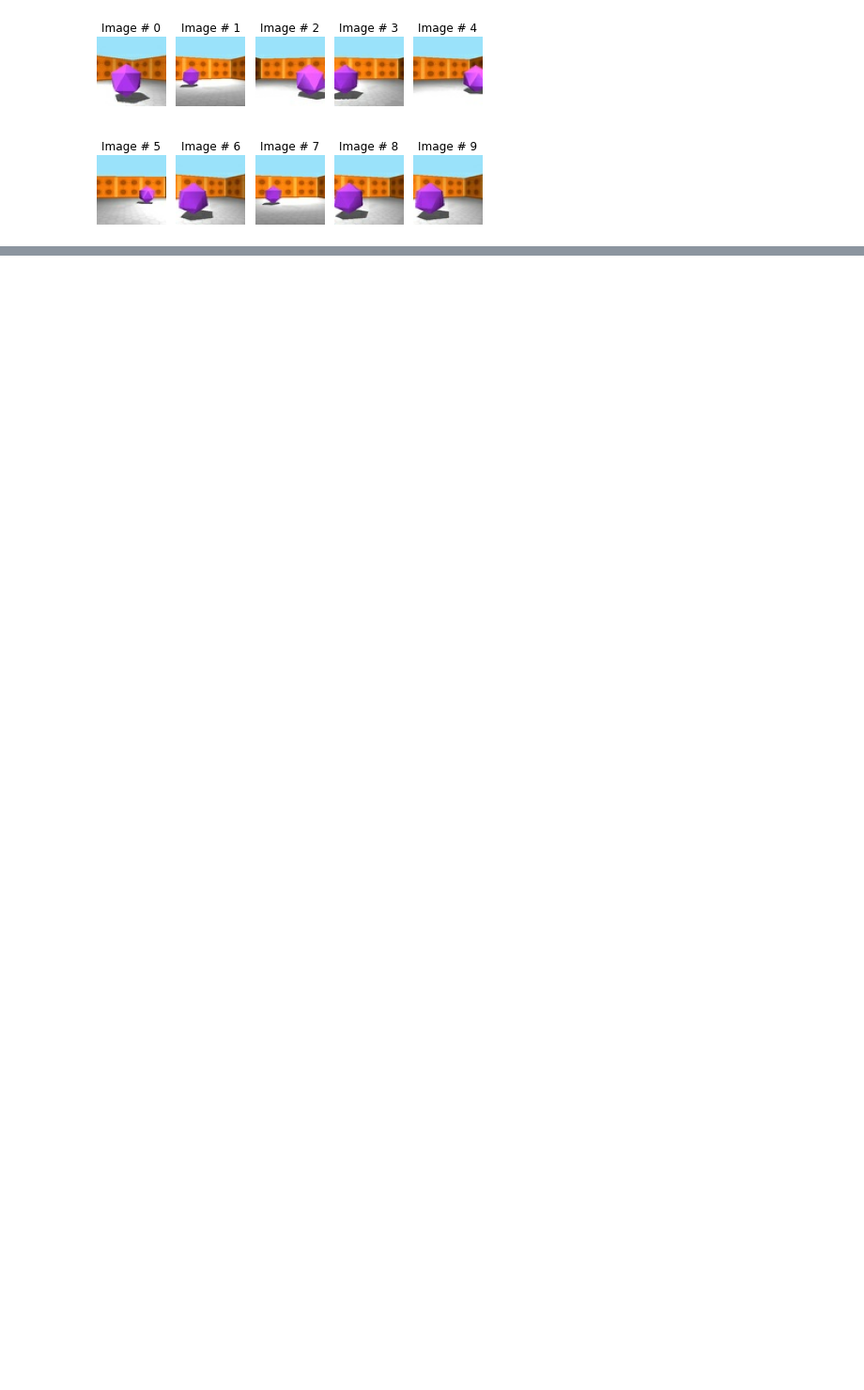
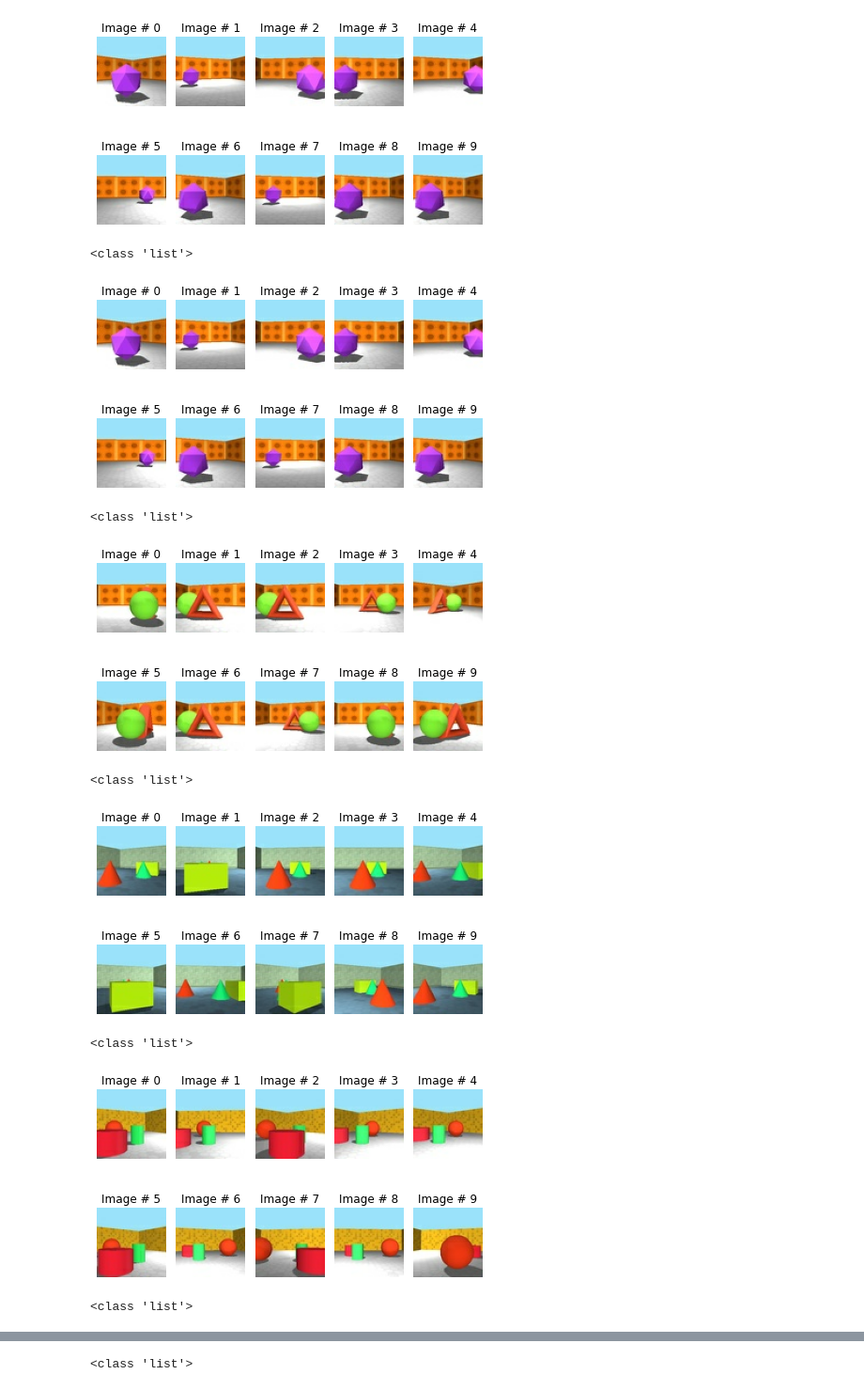
Before and after one commit to DveloperY0115/torch-gqn, a Jupyter notebook: dataset_playground.ipynb, the cells around one changed output, grey strips where cells are left out. Shown at 94% size. Drawn from its saved outputs; the diff is of its cells as text; code cells hidden in the pictures; blank space fills up the shorter version.

Commit message:
feat(main): Dump list using pickle

```diff
--- a/dataset_playground.ipynb
+++ b/dataset_playground.ipynb
@@ -32,7 +32,7 @@ info = _DATASETS['rooms_ring_camera']
 
 raw_data = tf.python_io.tf_record_iterator(TEST_FILENAME).__next__()
 
-frames, cameras = convert_raw_to_numpy(info, raw_data, None)
+frames, cameras = convert_raw_to_torch(info, raw_data, None)
 
 print(frames.shape)
 print(cameras.shape)
@@ -48,3 +46,36 @@ vis = Visualizer()
 vis.show_img_grid(frames, 2, 5)
 # %% [output]
 [figure]
+# %%
+from os import listdir
+import torch
+import pickle
+
+TEST_PATH = os.path.join(TEST_DIR, 'rooms_ring_camera_torch/train/')
+
+from utils.tfrecord_converter import Context
+
+cnt = 0
+for file in sorted(listdir(TEST_PATH)):
+    path = os.path.join(TEST_PATH, file)
+    with open(path, 'rb') as f:
+        context = pickle.load(f)
+        frames = context[0]
+        cameras = context[1]
+        # print(frames.shape)
+        vis.show_img_grid(frames, 2, 5)
+        # print(cameras.shape)
+    cnt += 1
+
+    if (cnt == 10):
+        break
+# %% [output]
+<class 'list'>
+[figure, added]
+<class 'list'>
+[figure, added]
+<class 'list'>
+[figure, added]
+<class 'list'>
+[figure, added]
+<class 'list'>
@@ -50,0 +83 @@ vis.show_img_grid(frames, 2, 5)
+<class 'list'>
```
Also changed, not shown: parts of 2 cells of this notebook, 1 other file.
